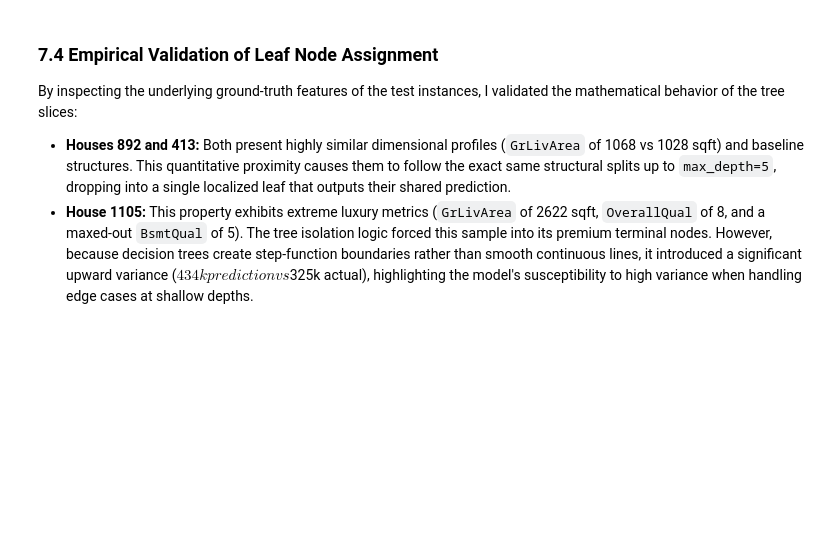
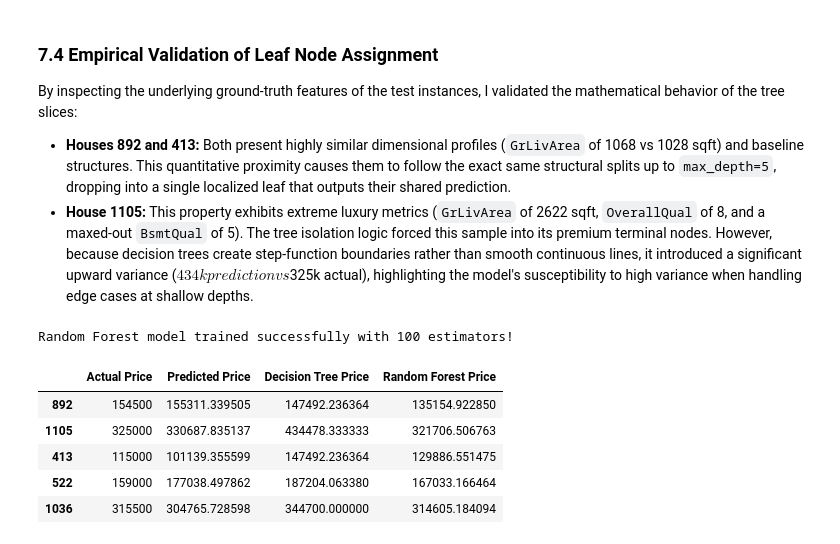
Before and after one commit to Rafaeldovale/ames-housing-regression, a Jupyter notebook: notebooks/ames_housing_analysis.ipynb, the cells around one changed output. Cells and saved outputs as stored; diff of their text form; code cells hidden in the pictures; blank space fills up the shorter version.

Commit message:
Model Evolutin: Implemented RandomForestRegression and validated ensemble smoothing

```diff
--- a/notebooks/ames_housing_analysis.ipynb
+++ b/notebooks/ames_housing_analysis.ipynb
@@ -456,3 +457,27 @@ base_housing.loc[selected_houses, features_to_check]
 By inspecting the underlying ground-truth features of the test instances, I validated the mathematical behavior of the tree slices:
 * **Houses 892 and 413:** Both present highly similar dimensional profiles (`GrLivArea` of 1068 vs 1028 sqft) and baseline structures. This quantitative proximity causes them to follow the exact same structural splits up to `max_depth=5`, dropping into a single localized leaf that outputs their shared prediction.
 * **House 1105:** This property exhibits extreme luxury metrics (`GrLivArea` of 2622 sqft, `OverallQual` of 8, and a maxed-out `BsmtQual` of 5). The tree isolation logic forced this sample into its premium terminal nodes. However, because decision trees create step-function boundaries rather than smooth continuous lines, it introduced a significant upward variance ($434k prediction vs $325k actual), highlighting the model's susceptibility to high variance when handling edge cases at shallow depths.
+# %%
+# Instantiate the Random Forest with 100 trees
+rf_model = RandomForestRegressor(n_estimators=100, max_depth=5, random_state=43)
+# %%
+# Train the model
+rf_model.fit(X_train, y_train)
+
+print('Random Forest model trained successfully with 100 estimators!')
+# %% [output]
+Random Forest model trained successfully with 100 estimators!
+# %%
+# Generate predictions with Random Forest
+y_pred_rf = rf_model.predict(X_test)
+# %%
+# Add the new predictions to our comparison dataframe
+comparison_df['Random Forest Price'] = y_pred_rf
+comparison_df.head()
+# %% [output]
+|  | Actual Price | Predicted Price | Decision Tree Price | Random Forest Price |
+| 892 | 154500 | 155311.339505 | 147492.236364 | 135154.922850 |
+| 1105 | 325000 | 330687.835137 | 434478.333333 | 321706.506763 |
+| 413 | 115000 | 101139.355599 | 147492.236364 | 129886.551475 |
+| 522 | 159000 | 177038.497862 | 187204.063380 | 167033.166464 |
+| 1036 | 315500 | 304765.728598 | 344700.000000 | 314605.184094 |
```
Also changed, not shown: parts of 2 cells of this notebook.
